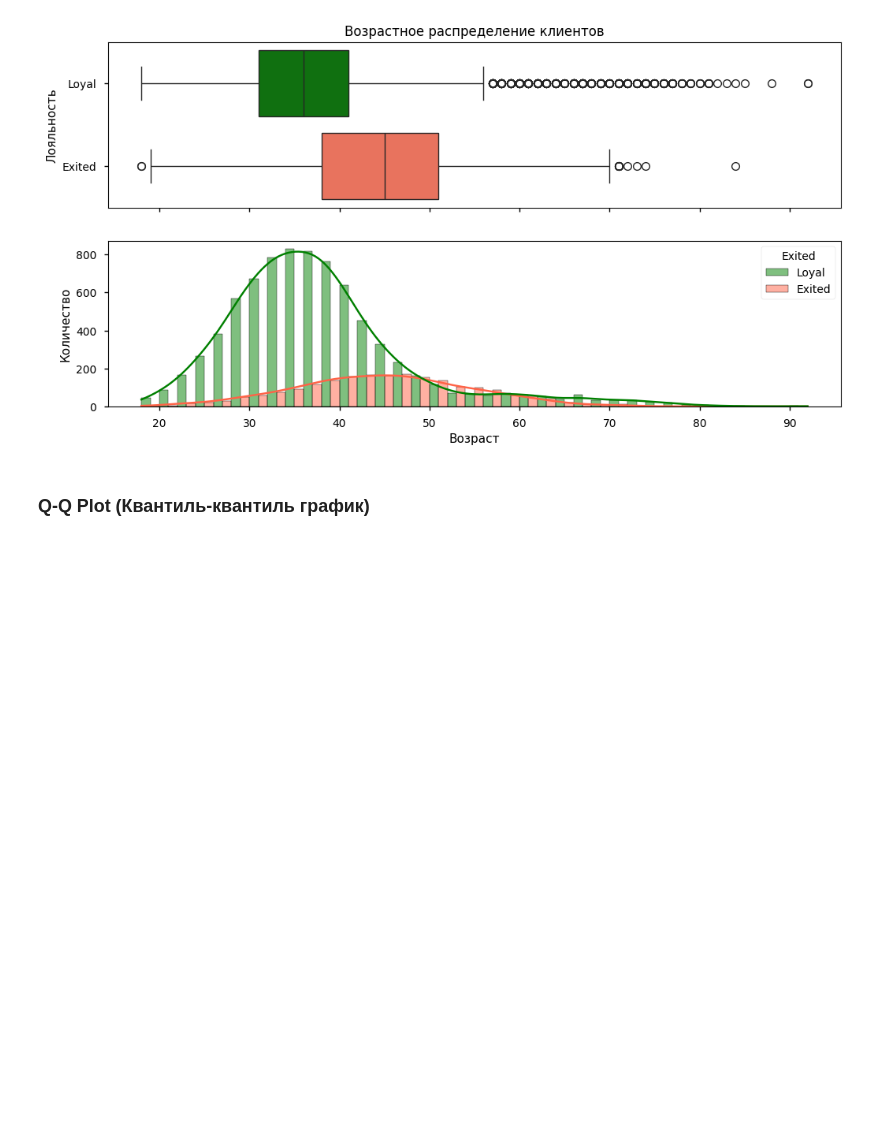
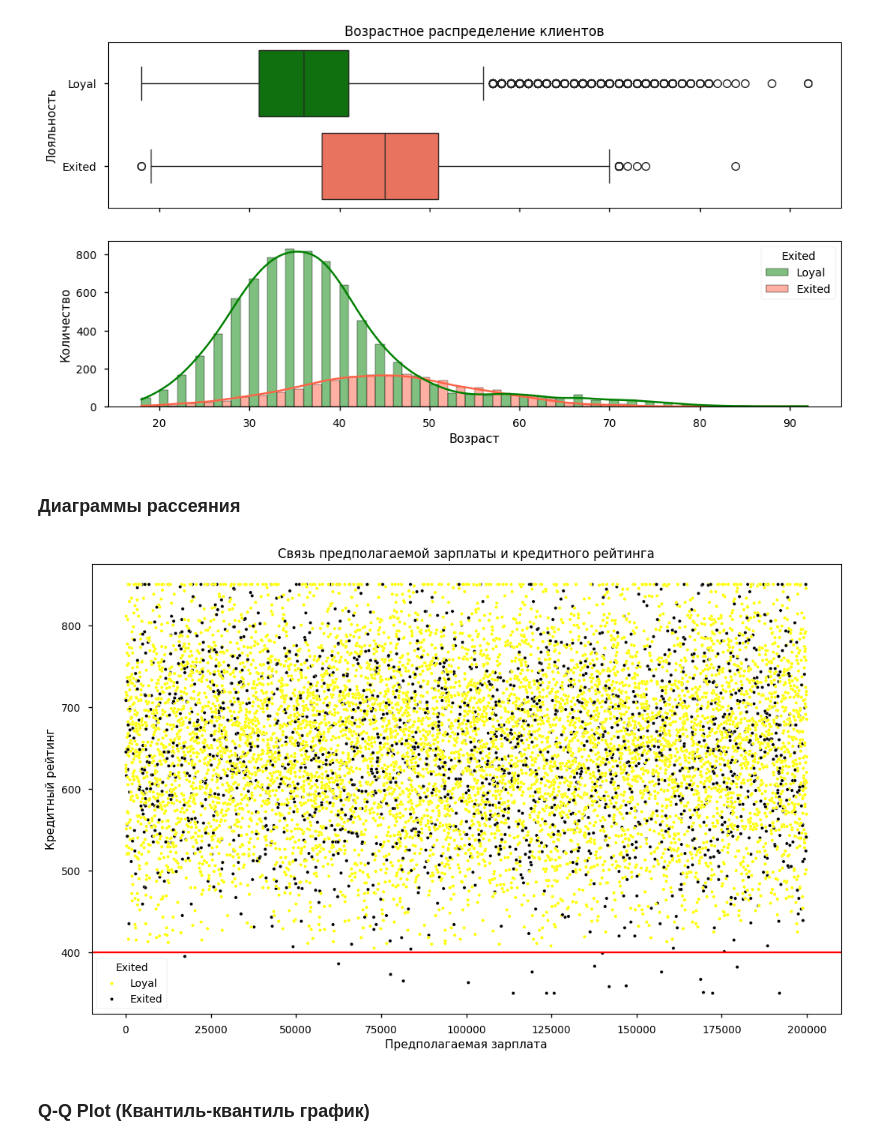
Before and after one commit to wildfielded/samples-ds, a Jupyter notebook: _Spurs/EDA_graph.ipynb, the cells around one changed output. Cells and saved outputs as stored; diff of their text form; code cells hidden in the pictures; blank space fills up the shorter version.

```diff
--- a/_Spurs/EDA_graph.ipynb
+++ b/_Spurs/EDA_graph.ipynb
@@ -101,6 +101,30 @@ ax2.set_xlabel('Возраст')
 ax2.set_ylabel('Количество');
 # %% [output]
 [figure]
+# %% [markdown]
+### Диаграммы рассеяния ###
+# %%
+tmp_df = data1_df.copy()
+tmp_df.Exited = tmp_df.Exited.apply(lambda x: 'Exited' if x == 1. else 'Loyal')
+
+fig = plt.figure(figsize=(10, 6))
+axes = fig.add_axes([0, 0, 1, 1])
+sns.scatterplot(
+    data=tmp_df,
+    x='EstimatedSalary',
+    y='CreditScore',
+    hue='Exited',
+    hue_order=['Loyal', 'Exited'],
+    s=10,
+    palette={'Loyal': 'yellow', 'Exited': 'black'},
+    ax=axes
+)
+axes.axhline(400, color='red')
+axes.set_title('Связь предполагаемой зарплаты и кредитного рейтинга')
+axes.set_xlabel('Предполагаемая зарплата')
+axes.set_ylabel('Кредитный рейтинг');
+# %% [output]
+[figure, added]
 # %% [markdown]
 ### Q-Q Plot (Квантиль-квантиль график)
 # %%
```
